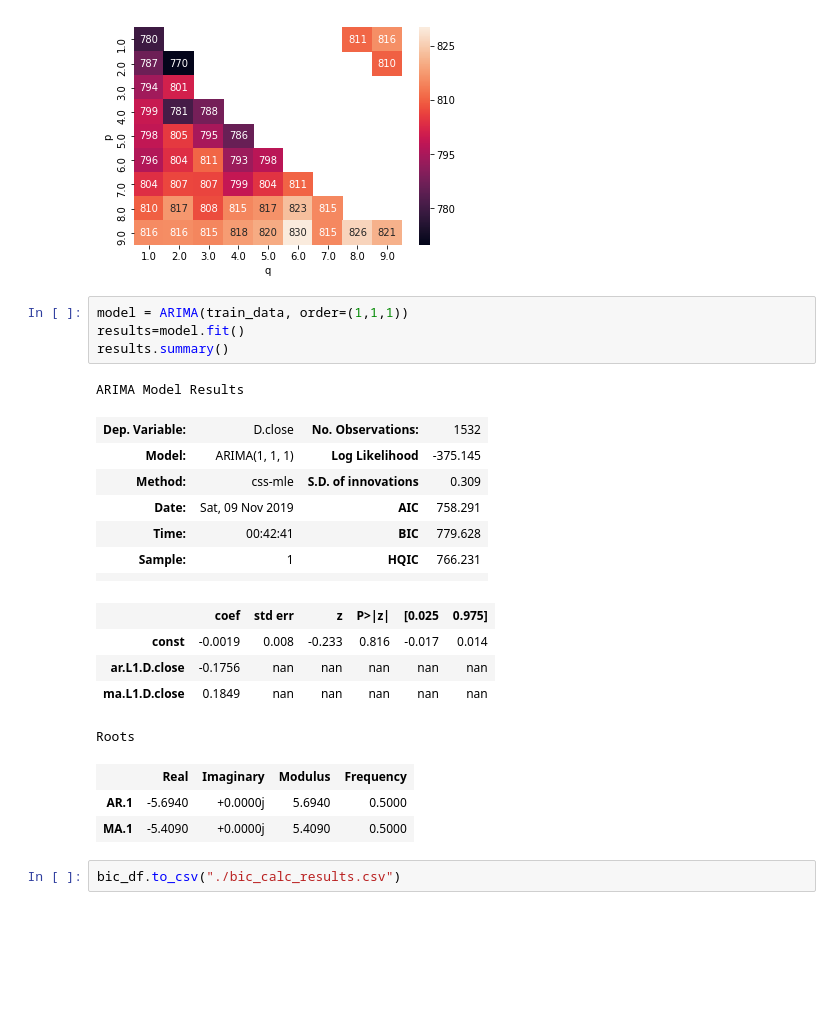
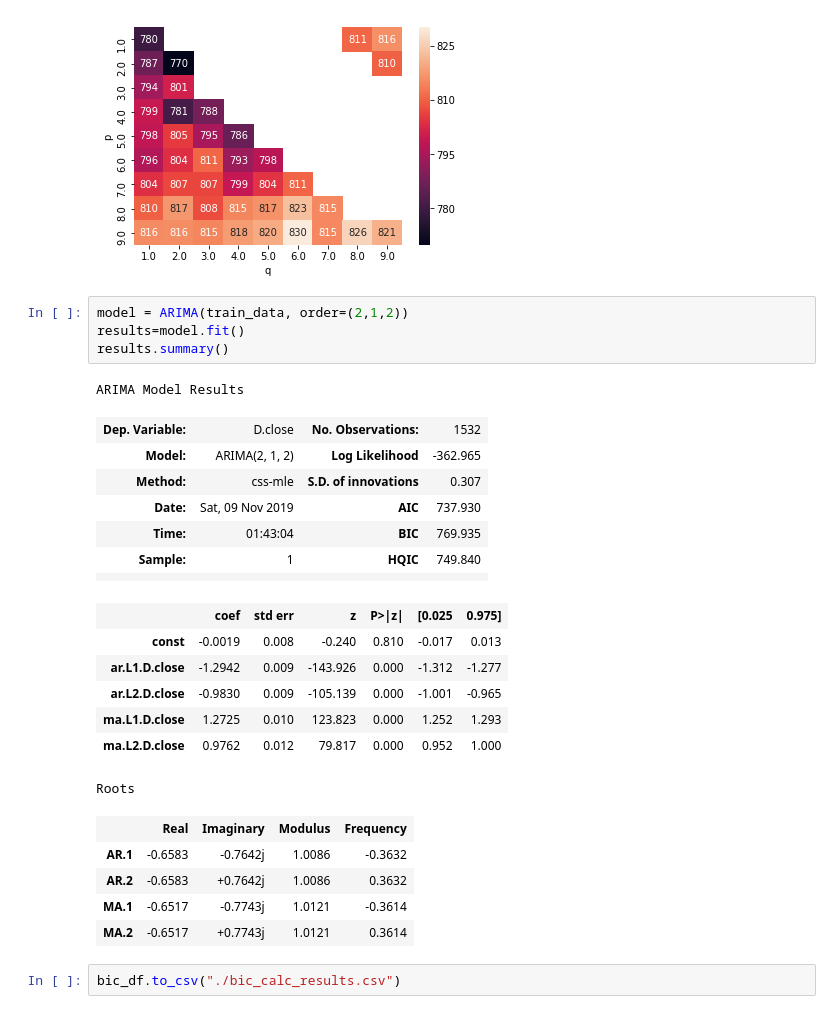
Before and after one commit to CamKirk/lp-streamzasync, a Jupyter notebook: tradealgo/analysis/notebooks/arima_garch.ipynb, the cells around one changed output. Drawn from its saved outputs; the diff is of its cells as text; blank space fills up the shorter version.

```diff
--- a/tradealgo/analysis/notebooks/arima_garch.ipynb
+++ b/tradealgo/analysis/notebooks/arima_garch.ipynb
@@ -174,26 +174,30 @@ sns.heatmap(bic_df.pivot("p","q","BIC"), annot=True, fmt=".0f").get_figure().sav
 # %% [output]
 [figure]
 # %%
-model = ARIMA(train_data, order=(1,1,1))
+model = ARIMA(train_data, order=(2,1,2))
 results=model.fit()
 results.summary()
 # %% [output]
 ARIMA Model Results
 | Dep. Variable: | D.close | No. Observations: | 1532 |
-| Model: | ARIMA(1, 1, 1) | Log Likelihood | -375.145 |
-| Method: | css-mle | S.D. of innovations | 0.309 |
-| Date: | Sat, 09 Nov 2019 | AIC | 758.291 |
-| Time: | 00:42:41 | BIC | 779.628 |
-| Sample: | 1 | HQIC | 766.231 |
+| Model: | ARIMA(2, 1, 2) | Log Likelihood | -362.965 |
+| Method: | css-mle | S.D. of innovations | 0.307 |
+| Date: | Sat, 09 Nov 2019 | AIC | 737.930 |
+| Time: | 01:43:04 | BIC | 769.935 |
+| Sample: | 1 | HQIC | 749.840 |
 |  |  |  |  |
 |  | coef | std err | z | P>|z| | [0.025 | 0.975] |
-| const | -0.0019 | 0.008 | -0.233 | 0.816 | -0.017 | 0.014 |
-| ar.L1.D.close | -0.1756 | nan | nan | nan | nan | nan |
-| ma.L1.D.close | 0.1849 | nan | nan | nan | nan | nan |
+| const | -0.0019 | 0.008 | -0.240 | 0.810 | -0.017 | 0.013 |
+| ar.L1.D.close | -1.2942 | 0.009 | -143.926 | 0.000 | -1.312 | -1.277 |
+| ar.L2.D.close | -0.9830 | 0.009 | -105.139 | 0.000 | -1.001 | -0.965 |
+| ma.L1.D.close | 1.2725 | 0.010 | 123.823 | 0.000 | 1.252 | 1.293 |
+| ma.L2.D.close | 0.9762 | 0.012 | 79.817 | 0.000 | 0.952 | 1.000 |
 Roots
 |  | Real | Imaginary | Modulus | Frequency |
-| AR.1 | -5.6940 | +0.0000j | 5.6940 | 0.5000 |
-| MA.1 | -5.4090 | +0.0000j | 5.4090 | 0.5000 |
+| AR.1 | -0.6583 | -0.7642j | 1.0086 | -0.3632 |
+| AR.2 | -0.6583 | +0.7642j | 1.0086 | 0.3632 |
+| MA.1 | -0.6517 | -0.7743j | 1.0121 | -0.3614 |
+| MA.2 | -0.6517 | +0.7743j | 1.0121 | 0.3614 |
 # %%
 bic_df.to_csv("./bic_calc_results.csv")
 # %%
```
Also changed, not shown: parts of 9 cells of this notebook, 3 other files.
